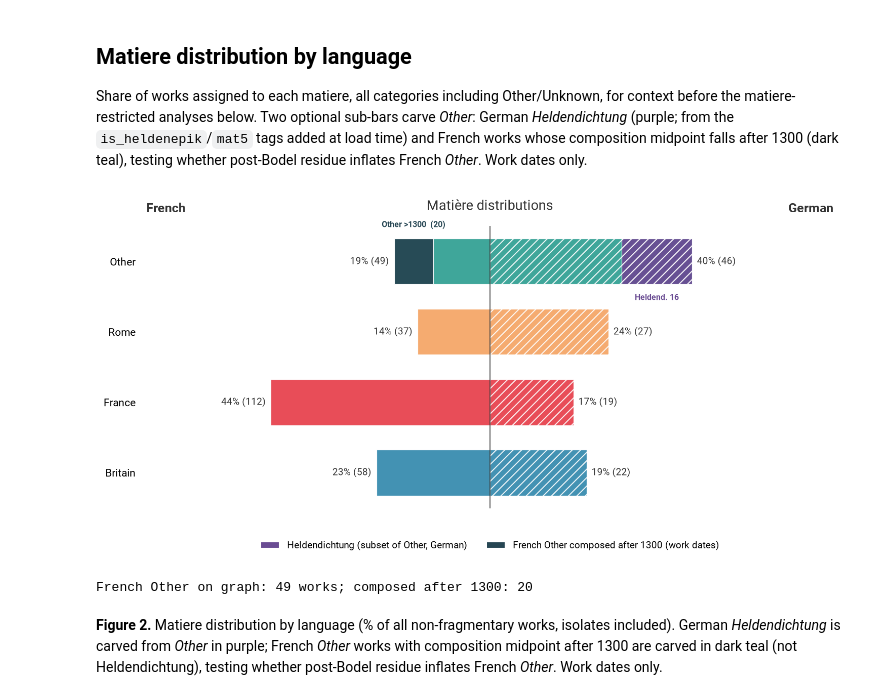
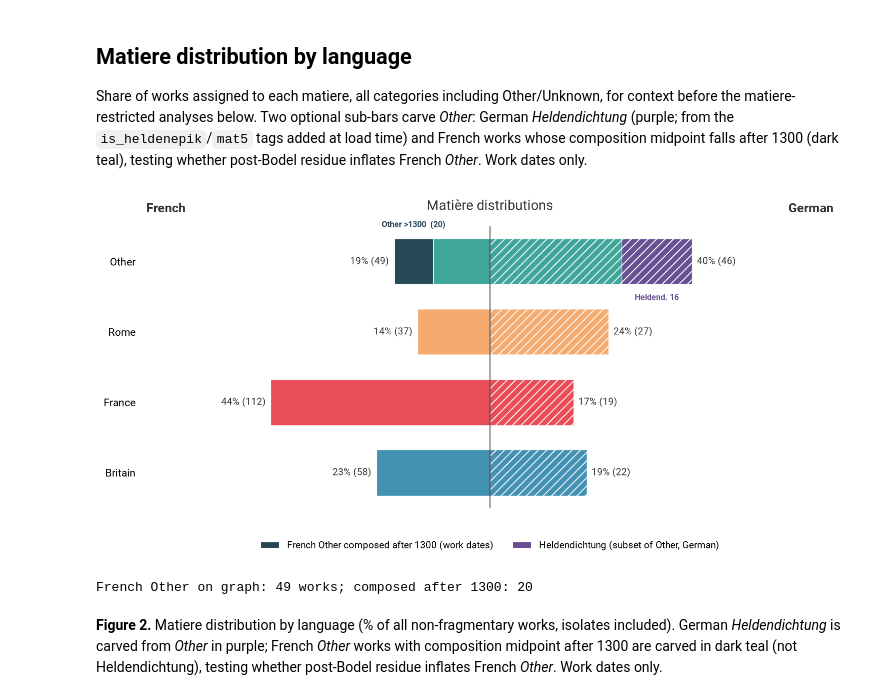
Before and after one commit to mikekestemont/mitueberlierung, a Jupyter notebook: 01-networks-no-ambras.ipynb, the cells around one changed output. Cells and saved outputs as stored; diff of their text form; code cells hidden in the pictures.

Commit message:
Order the Figure 2 legend to follow the panels (French left, German right)
Co-Authored-By: Claude Opus 5 <noreply@anthropic.com>

```diff
--- a/01-networks-no-ambras.ipynb
+++ b/01-networks-no-ambras.ipynb
@@ -525,34 +525,37 @@ def plot_matiere_comparison(graphs, works, langs, cutoff=BODEL_CUTOFF, savepath=
 
     xmax = max(pct1.max(), pct2.max()) * 1.6
     ax.set_xlim(-xmax, xmax)
     for spine in ["top", "right", "left", "bottom"]:
         ax.spines[spine].set_visible(False)
 
     ax.text(-xmax * 0.98, len(cats) - 0.3, l1.capitalize(), fontsize=12, fontweight="bold", color="#333333", ha="left")
     ax.text(xmax * 0.98, len(cats) - 0.3, l2.capitalize(), fontsize=12, fontweight="bold", color="#333333", ha="right")
 
     if legend_handles:
+        # Legend entries in panel order: the left tradition's entry on the left, the
+        # right tradition's on the right (they are appended right-panel first above).
+        legend_handles.sort(key=lambda h: 0 if h.get_label().startswith(l1.capitalize()) else 1)
         ax.legend(handles=legend_handles, loc="lower center", bbox_to_anchor=(0.5, -0.18),
                   frameon=False, fontsize=9, ncol=2)
 
     ax.set_title("Matière distributions", fontsize=13, color="#333333", pad=15)
     plt.tight_layout()
     force_roboto(fig)
     if savepath:
         plt.savefig(savepath, dpi=200, bbox_inches="tight")
     plt.show()
 
     n_fr = other_after_bodel_count(graphs["french"], works["french"], cutoff)
     n_other_fr = sum(1 for n in graphs["french"].nodes()
                      if graphs["french"].nodes[n].get("matiere") == "Other")
     print(f"French Other on graph: {n_other_fr} works; composed after {cutoff}: {n_fr}")
 
 plot_matiere_comparison(
     graphs, works, LANGS,
     savepath=f"{FIG_DIR}/fig2_matiere_other_bodel_horizon.png",
 )
 # %% [output]
-[figure, old version]
+[figure, new version]
 French Other on graph: 49 works; composed after 1300: 20
 # %% [markdown]
 **Figure 2.** Matiere distribution by language (% of all non-fragmentary works, isolates included). German *Heldendichtung* is carved from *Other* in purple; French *Other* works with composition midpoint after 1300 are carved in dark teal (not Heldendichtung), testing whether post-Bodel residue inflates French *Other*. Work dates only.
```
Also changed, not shown: 3 other files.
